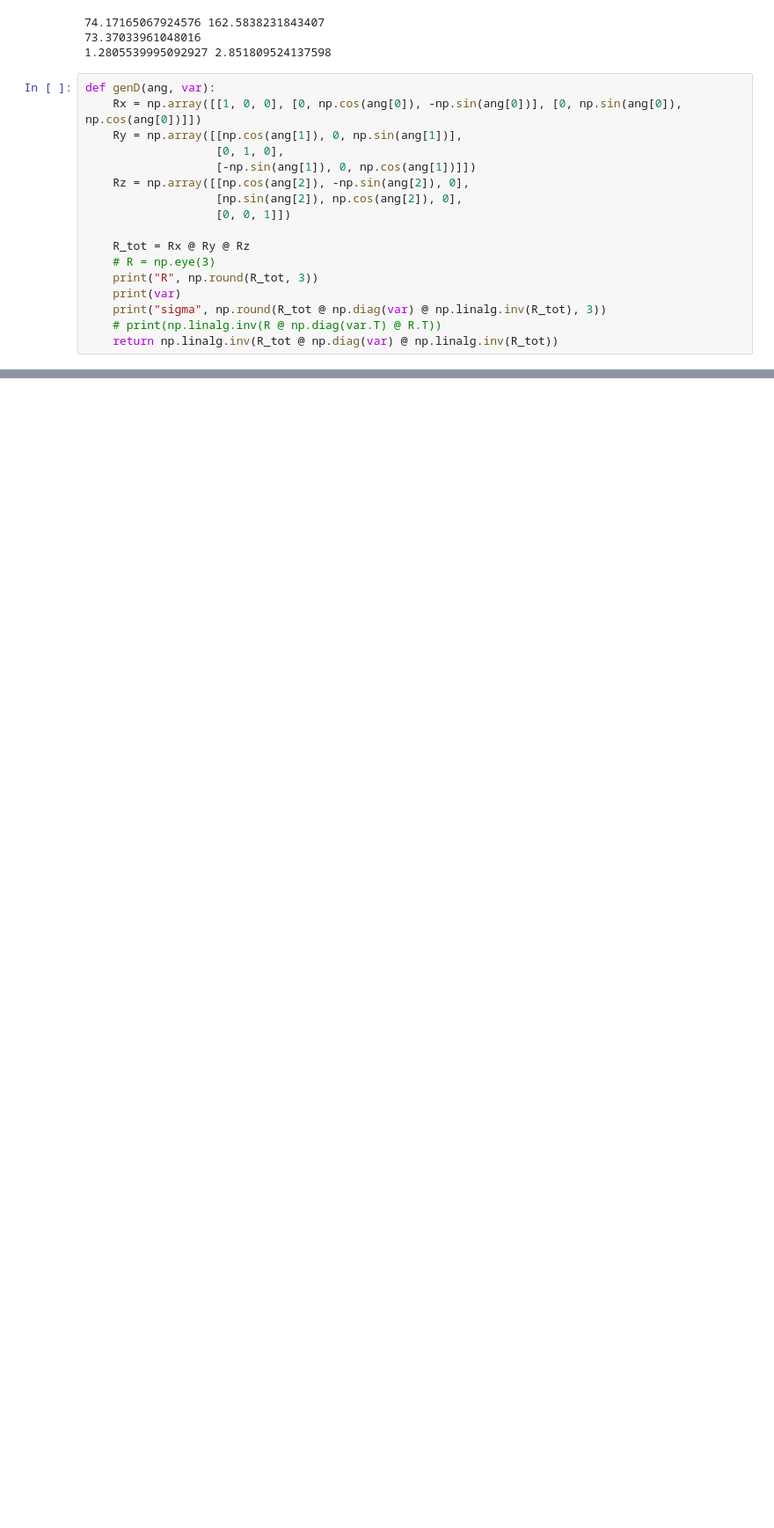
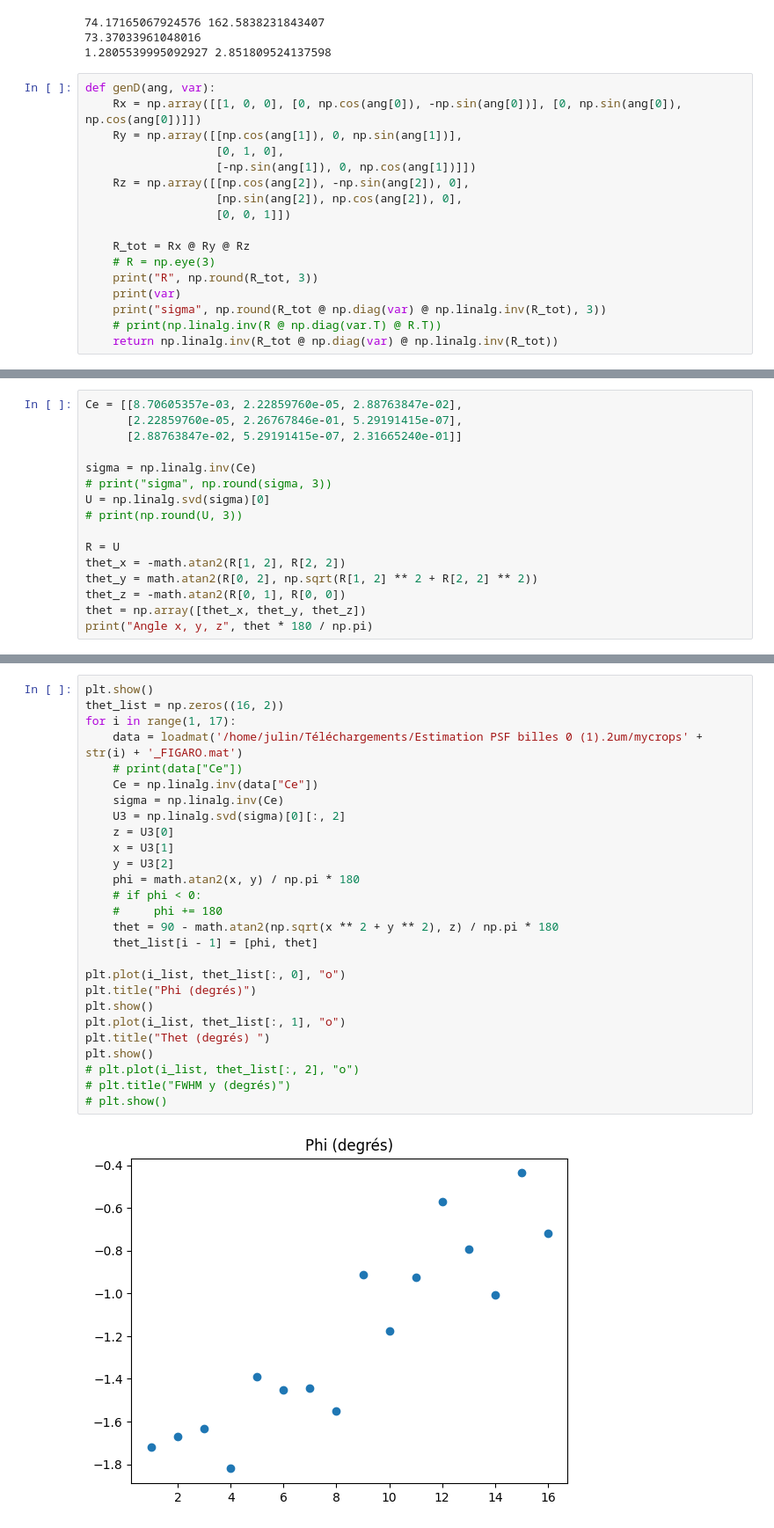
Before and after one commit to JulienAjdenbaum/MPM, a Jupyter notebook: python/playground.ipynb, the cells around one changed output, grey strips where cells are left out. Shown: that part at 88% size. Cells and saved outputs as stored; diff of their text form; blank space fills up the shorter version.

```diff
--- a/python/playground.ipynb
+++ b/python/playground.ipynb
@@ -293,0 +367,16 @@ gv.plot  False
+# %%
+Ce = [[8.70605357e-03, 2.22859760e-05, 2.88763847e-02],
+      [2.22859760e-05, 2.26767846e-01, 5.29191415e-07],
+      [2.88763847e-02, 5.29191415e-07, 2.31665240e-01]]
+
+sigma = np.linalg.inv(Ce)
+# print("sigma", np.round(sigma, 3))
+U = np.linalg.svd(sigma)[0]
+# print(np.round(U, 3))
+
+R = U
+thet_x = -math.atan2(R[1, 2], R[2, 2])
+thet_y = math.atan2(R[0, 2], np.sqrt(R[1, 2] ** 2 + R[2, 2] ** 2))
+thet_z = -math.atan2(R[0, 1], R[0, 0])
+thet = np.array([thet_x, thet_y, thet_z])
+print("Angle x, y, z", thet * 180 / np.pi)
@@ -293,0 +385,29 @@ gv.plot  False
+# %%
+plt.show()
+thet_list = np.zeros((16, 2))
+for i in range(1, 17):
+    data = loadmat('/home/julin/Téléchargements/Estimation PSF billes 0 (1).2um/mycrops' + str(i) + '_FIGARO.mat')
+    # print(data["Ce"])
+    Ce = np.linalg.inv(data["Ce"])
+    sigma = np.linalg.inv(Ce)
+    U3 = np.linalg.svd(sigma)[0][:, 2]
+    z = U3[0]
+    x = U3[1]
+    y = U3[2]
+    phi = math.atan2(x, y) / np.pi * 180
+    # if phi < 0:
+    #     phi += 180
+    thet = 90 - math.atan2(np.sqrt(x ** 2 + y ** 2), z) / np.pi * 180
+    thet_list[i - 1] = [phi, thet]
+
+plt.plot(i_list, thet_list[:, 0], "o")
+plt.title("Phi (degrés)")
+plt.show()
+plt.plot(i_list, thet_list[:, 1], "o")
+plt.title("Thet (degrés) ")
+plt.show()
+# plt.plot(i_list, thet_list[:, 2], "o")
+# plt.title("FWHM y (degrés)")
+# plt.show()
+# %% [output]
+[figure, added]
```
Also changed, not shown: parts of 14 cells of this notebook, 4 other files.
